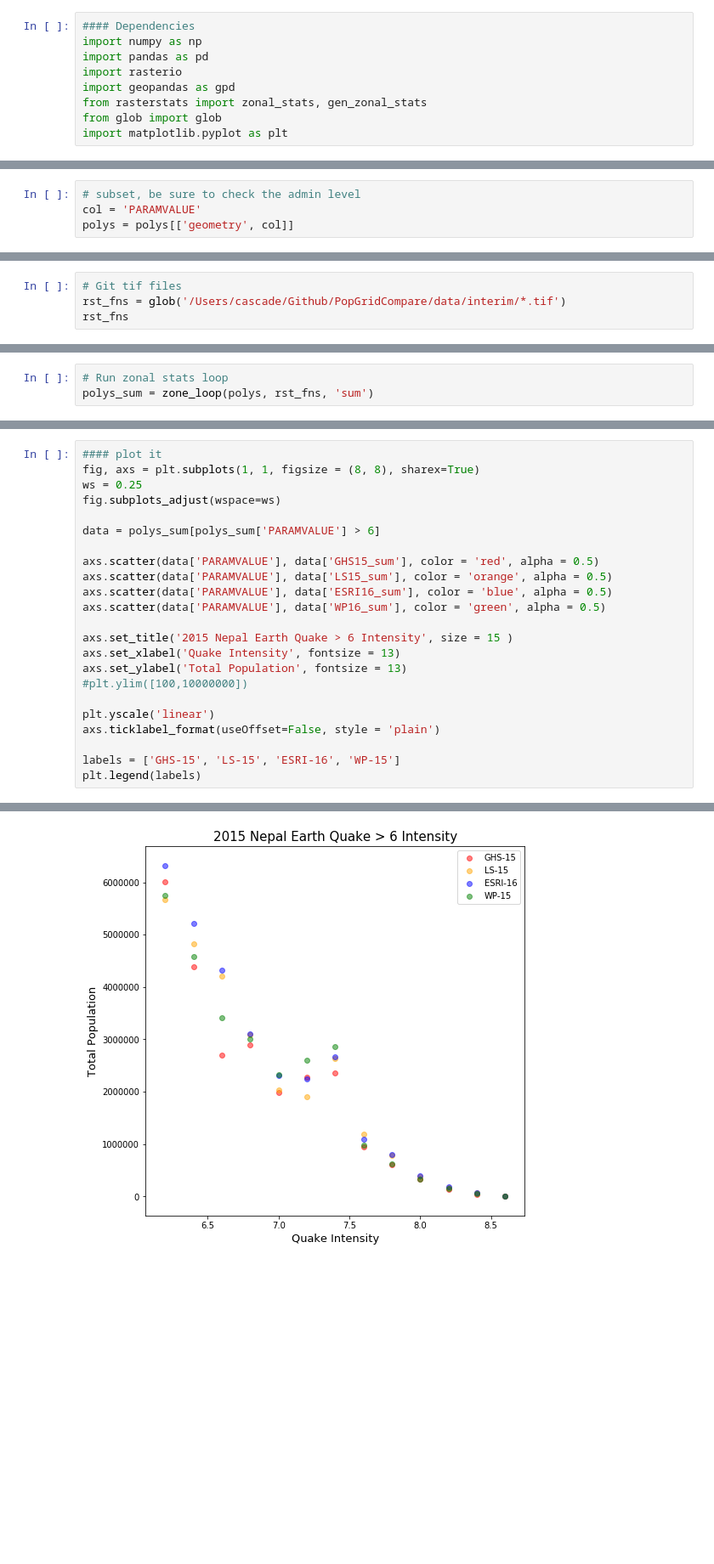
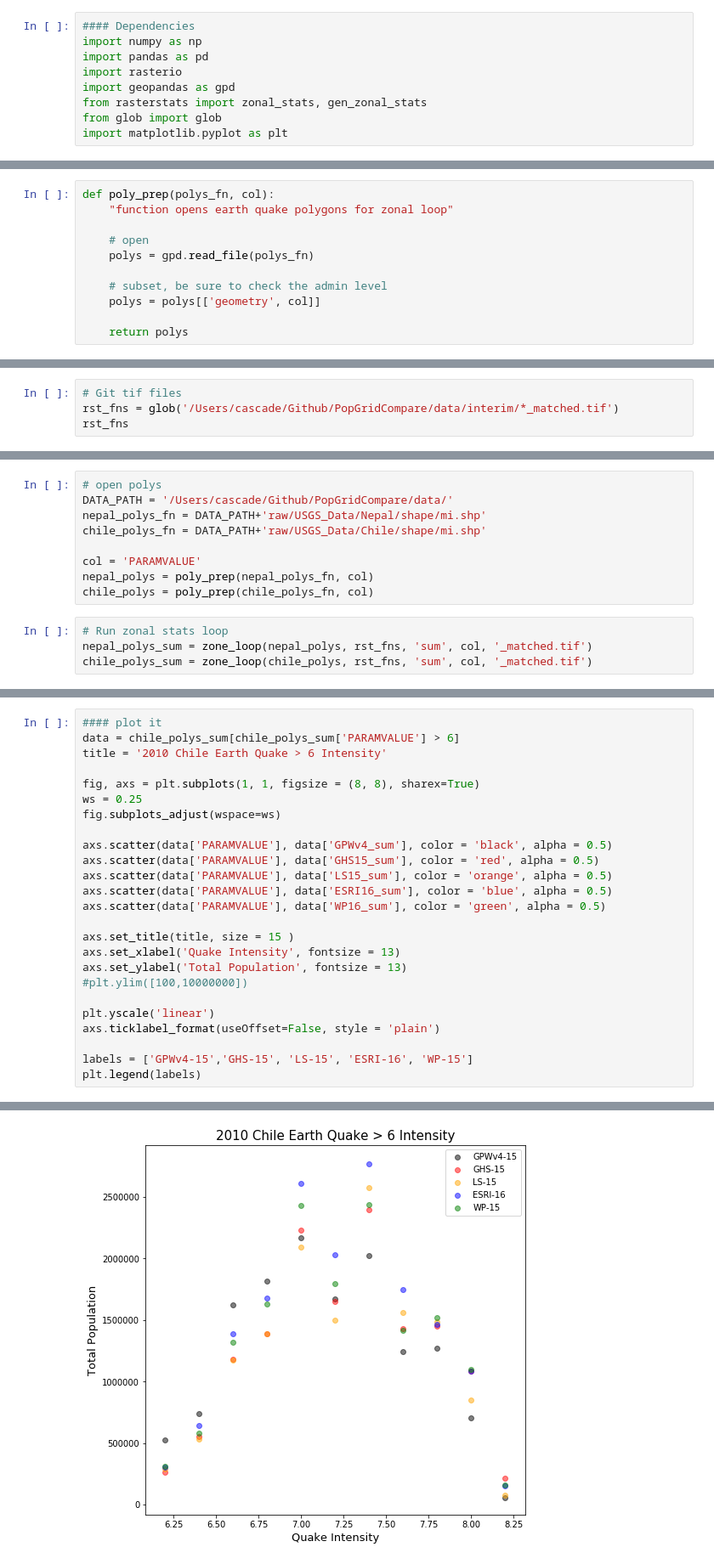
Before and after one commit to cascadet/PopGridCompare-ms, a Jupyter notebook: notebooks/cpt_Quake.ipynb, the cells around one changed output, grey strips where cells are left out. Shown at 85% size. Drawn from its saved outputs; the diff is of its cells as text; blank space fills up the shorter version.

```diff
--- a/notebooks/cpt_Quake.ipynb
+++ b/notebooks/cpt_Quake.ipynb
@@ -62,4 +48,11 @@ polys.head()
 # %%
-# subset, be sure to check the admin level
-col = 'PARAMVALUE'
-polys = polys[['geometry', col]]
+def poly_prep(polys_fn, col):
+    "function opens earth quake polygons for zonal loop"
+
+    # open
+    polys = gpd.read_file(polys_fn)
+
+    # subset, be sure to check the admin level
+    polys = polys[['geometry', col]]
+
+    return polys
@@ -66,6 +61,6 @@ polys = polys[['geometry', col]]
 # %%
 # Git tif files
-rst_fns = glob('/Users/cascade/Github/PopGridCompare/data/interim/*.tif')
+rst_fns = glob('/Users/cascade/Github/PopGridCompare/data/interim/*_matched.tif')
 rst_fns
 # %% [output]
 ['/Users/cascade/Github/PopGridCompare/data/interim/GHS15_matched.tif',
@@ -73,8 +69,18 @@ rst_fns
  '/Users/cascade/Github/PopGridCompare/data/interim/ESRI16_matched.tif',
  '/Users/cascade/Github/PopGridCompare/data/interim/WP16_matched.tif']
+# %%
+# open polys
+DATA_PATH = '/Users/cascade/Github/PopGridCompare/data/'
+nepal_polys_fn = DATA_PATH+'raw/USGS_Data/Nepal/shape/mi.shp'
+chile_polys_fn = DATA_PATH+'raw/USGS_Data/Chile/shape/mi.shp'
+
+col = 'PARAMVALUE'
+nepal_polys = poly_prep(nepal_polys_fn, col)
+chile_polys = poly_prep(chile_polys_fn, col)
 # %%
 # Run zonal stats loop
-polys_sum = zone_loop(polys, rst_fns, 'sum')
+nepal_polys_sum = zone_loop(nepal_polys, rst_fns, 'sum', col, '_matched.tif')
+chile_polys_sum = zone_loop(chile_polys, rst_fns, 'sum', col, '_matched.tif')
 # %% [output]
 Started GHS15
 Started LS15
@@ -134,26 +127,28 @@ Name: PARAMVALUE, dtype: float64
 # %%
 #### plot it
+data = chile_polys_sum[chile_polys_sum['PARAMVALUE'] > 6]
+title = '2010 Chile Earth Quake > 6 Intensity'
+
 fig, axs = plt.subplots(1, 1, figsize = (8, 8), sharex=True)
 ws = 0.25
 fig.subplots_adjust(wspace=ws)
 
-data = polys_sum[polys_sum['PARAMVALUE'] > 6]
-
+axs.scatter(data['PARAMVALUE'], data['GPWv4_sum'], color = 'black', alpha = 0.5)
 axs.scatter(data['PARAMVALUE'], data['GHS15_sum'], color = 'red', alpha = 0.5)
 axs.scatter(data['PARAMVALUE'], data['LS15_sum'], color = 'orange', alpha = 0.5)
 axs.scatter(data['PARAMVALUE'], data['ESRI16_sum'], color = 'blue', alpha = 0.5)
 axs.scatter(data['PARAMVALUE'], data['WP16_sum'], color = 'green', alpha = 0.5)
 
-axs.set_title('2015 Nepal Earth Quake > 6 Intensity', size = 15 )
+axs.set_title(title, size = 15 )
 axs.set_xlabel('Quake Intensity', fontsize = 13)
 axs.set_ylabel('Total Population', fontsize = 13)
 #plt.ylim([100,10000000])
 
 plt.yscale('linear')
 axs.ticklabel_format(useOffset=False, style = 'plain')
 
-labels = ['GHS-15', 'LS-15', 'ESRI-16', 'WP-15']
+labels = ['GPWv4-15','GHS-15', 'LS-15', 'ESRI-16', 'WP-15']
 plt.legend(labels)
 # %% [output]
 <matplotlib.legend.Legend at 0x...>
-[figure, old version]
+[figure, new version]
```
Also changed, not shown: parts of 27 cells of this notebook.
